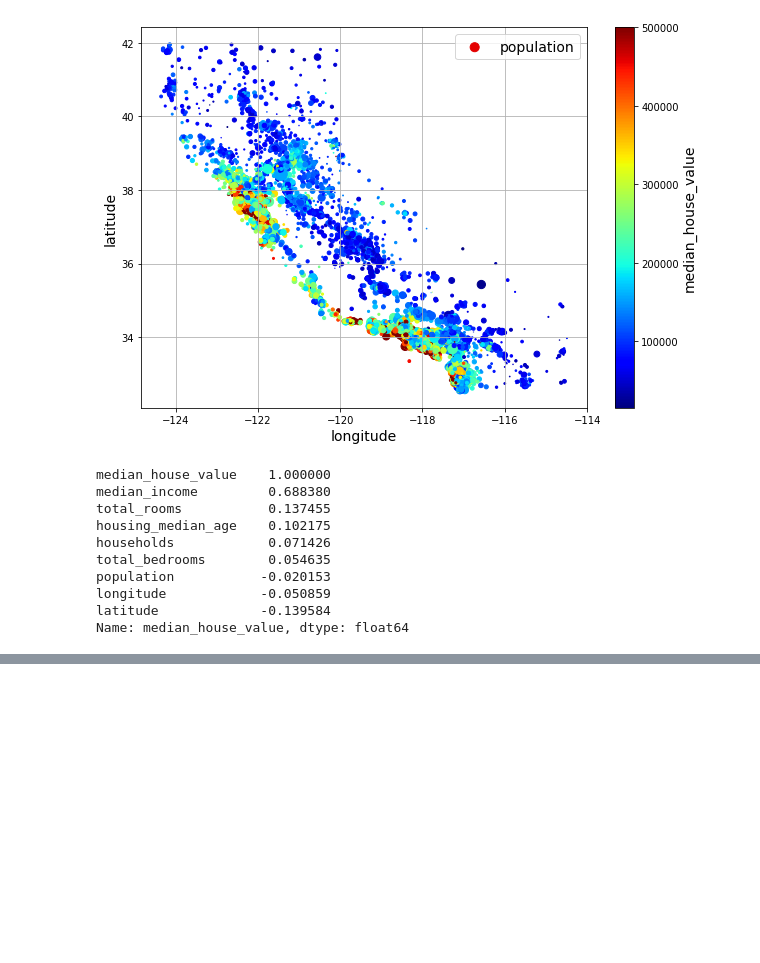
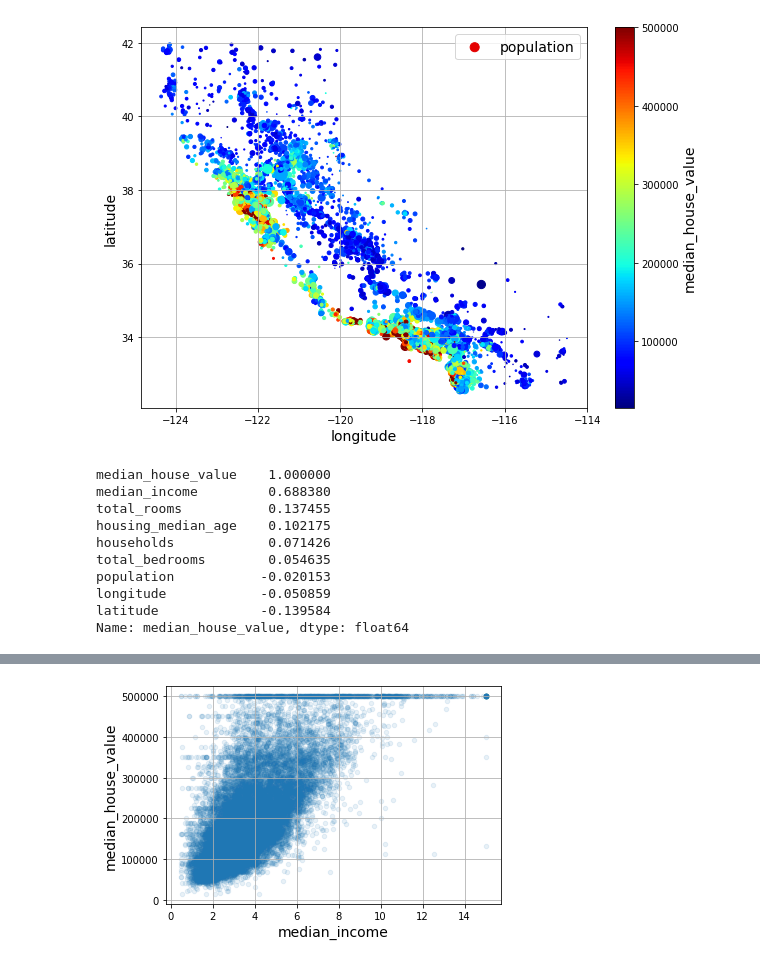
Before and after one commit to silvanoross/Real_Estate_ML, a Jupyter notebook: ml_script.ipynb, the cells around one changed output, grey strips where cells are left out. Cells and saved outputs as stored; diff of their text form; code cells hidden in the pictures; blank space fills up the shorter version.

```diff
--- a/ml_script.ipynb
+++ b/ml_script.ipynb
@@ -241,0 +242,8 @@ Name: median_house_value, dtype: float64
+# %%
+# zoom in on one plot to investigate
+housing.plot(kind="scatter", x="median_income", y="median_house_value",
+             alpha=0.1, grid=True)
+
+plt.show()
+# %% [output]
+[figure, added]
```
Also changed, not shown: parts of 48 cells of this notebook, 2 other files.
